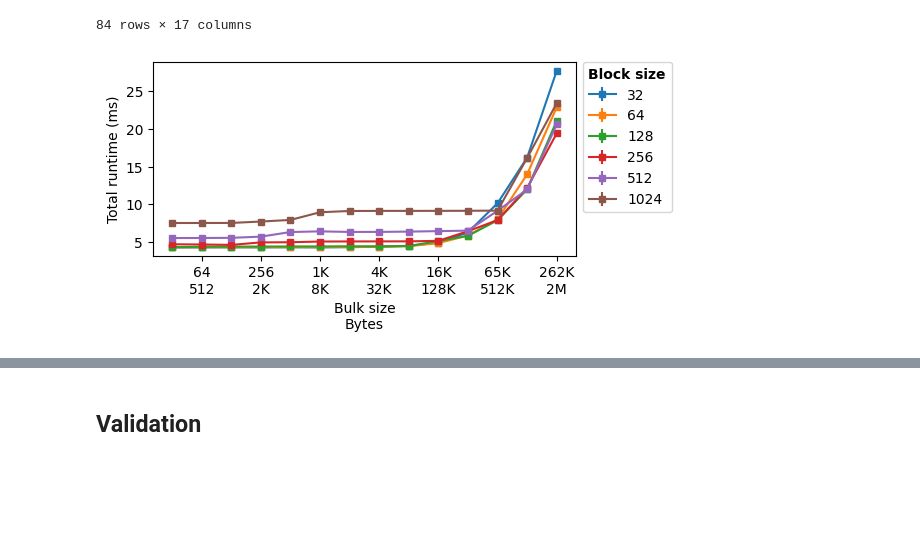
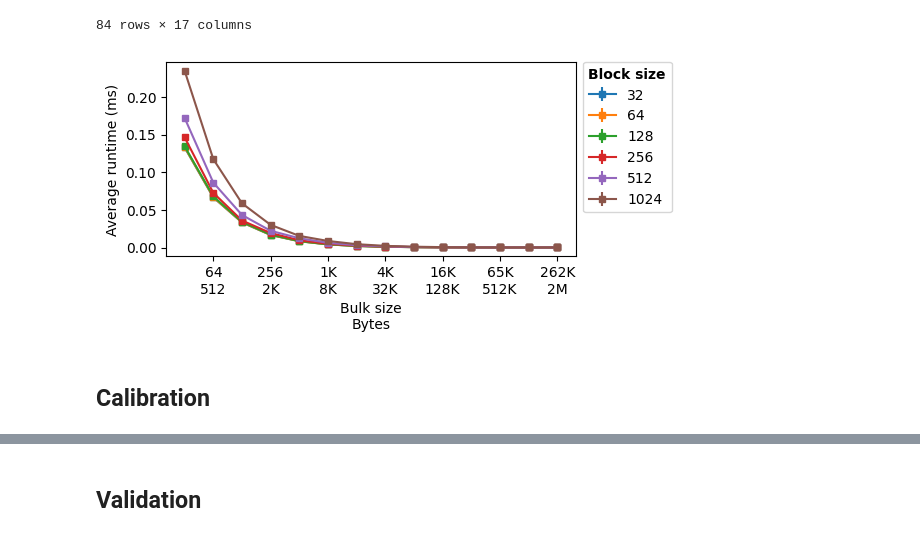
Before and after one commit to jolly-chen/msc-project, a Jupyter notebook: gpu-synchronous/validation-das6.ipynb, the cells around one changed output, grey strips where cells are left out. Cells and saved outputs as stored; diff of their text form; code cells hidden in the pictures; blank space fills up the shorter version.

Commit message:
[gpu] more microbenchmark plots

```diff
--- a/gpu-synchronous/validation-das6.ipynb
+++ b/gpu-synchronous/validation-das6.ipynb
@@ -1251,41 +1691,44 @@ trbm_mean
 | 83 | 332 | BM_TransformReduceGPU/262144/1024... | 1000.0 | mean | 3 | 23426.048279 | 23.460033 | ms | 1024 | ... |
 84 rows × 17 columns
 # %%
-figname = "../../images/gpu_updatestats_mb.pdf"
+average = True
+figname = f"../../images/gpu_updatestats_mb{('_avg' if average else '')}.pdf"
 
 selected_bulksize = 32768*8
 selected_blocksize = 256
 unit = "ms"
 rep  = trbm_mean["repetitions"].values[0]
 norm = unit_to_unit_factor(trbm_mean["time_unit"].values[0], unit) / rep
 
 fig = plt.figure(figsize=(5, 3))
 ax = plt.subplot(111)
 
 for bsi, bs in enumerate(trbm_mean["blocksize"].unique()):
     arg = (trbm_mean["blocksize"] == bs)
     avg = trbm_mean.loc[arg]
     std = trbm_std.loc[arg]
     plt.errorbar(avg["bulksize"],
-                 avg["real_time"]  * norm,
-                 yerr=std["real_time"] * norm,
+                 avg["real_time"]  * norm / (avg["bulksize"] if average else 1),
+                 yerr=std["real_time"] * norm / (avg["bulksize"] if average else 1),
                  label=f"{bs}", **bm_style)
 
 # plt.plot(selected_size,
 #          avg.loc[avg["nbins"] == selected_size]["real_time"] * norm,
 #          'ok', ms=14, markerfacecolor="None",)
 
 plt.xlabel("Bulk size\nBytes")
 plt.xscale("log", base=2)
 ax.xaxis.set_major_formatter(ticker.FuncFormatter(lambda x, _: f"{human_readable(int(x))}\n{human_readable(int(x)*8, bytes=True)}"))
-plt.ylabel(f"Total runtime ({unit})")
+plt.ylabel(f"{('Average' if average else 'Total')} runtime ({unit})")
 # plt.yscale("symlog")
 # plt.ylim([3.5, 8])
 
 plt.tight_layout()
 fig.legend(title="Block size",alignment="left", title_fontproperties={'weight':'bold'},
            loc='center left', bbox_to_anchor=(0.97, 0.7), ncols=1)
 plt.savefig(figname, format="pdf", bbox_inches='tight')
 plt.show();
 # %% [output]
-[figure, old version]
+[figure, new version]
+# %% [markdown]
+## Calibration
```
Also changed, not shown: parts of 26 cells of this notebook.
